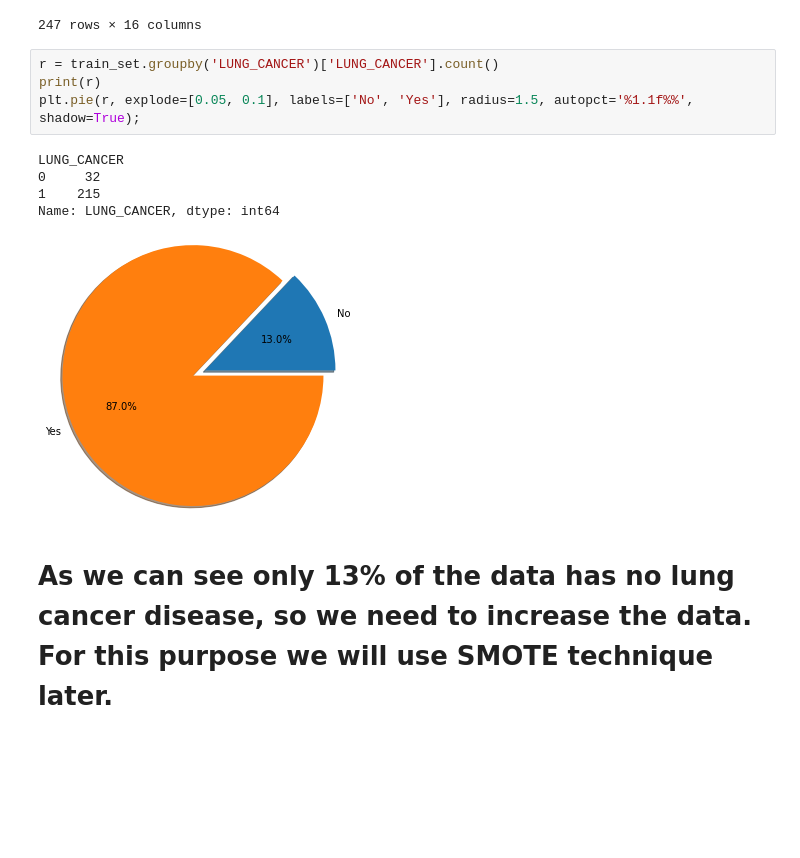
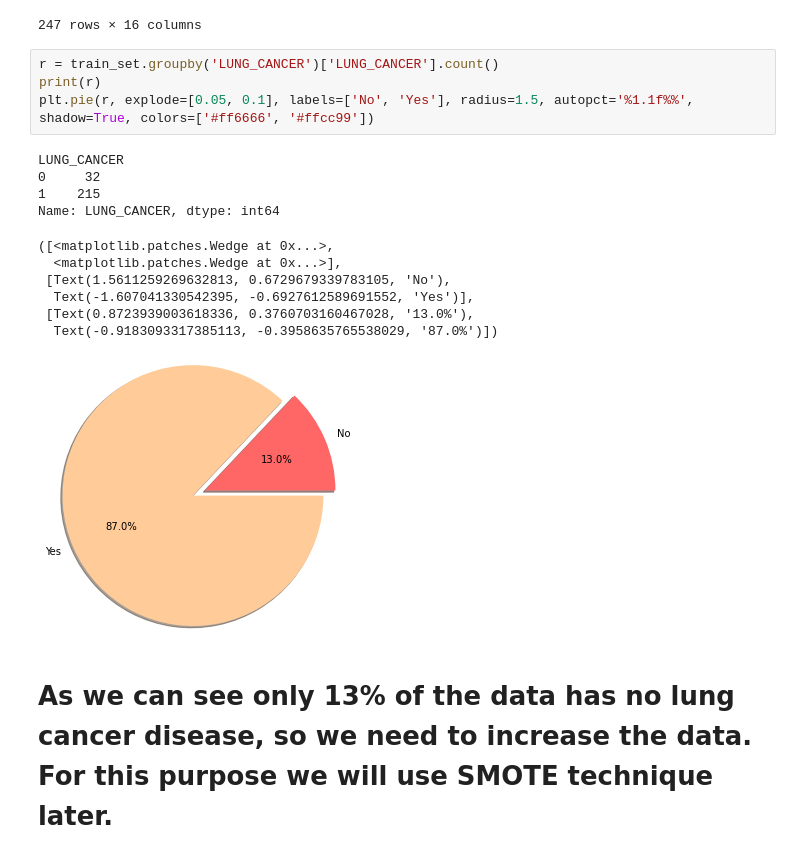
Before and after one commit to GitlerIsrael/Lung-cancer-model, a Jupyter notebook: Lung cancer AI project.ipynb, the cells around one changed output. Cells and saved outputs as stored; diff of their text form; blank space fills up the shorter version.

```diff
--- a/Lung cancer AI project.ipynb
+++ b/Lung cancer AI project.ipynb
@@ -208,13 +237,19 @@ train_set
 # %%
 r = train_set.groupby('LUNG_CANCER')['LUNG_CANCER'].count()
 print(r)
-plt.pie(r, explode=[0.05, 0.1], labels=['No', 'Yes'], radius=1.5, autopct='%1.1f%%',  shadow=True);
+plt.pie(r, explode=[0.05, 0.1], labels=['No', 'Yes'], radius=1.5, autopct='%1.1f%%',  shadow=True, colors=['#ff6666', '#ffcc99'])
 # %% [output]
 LUNG_CANCER
 0     32
 1    215
 Name: LUNG_CANCER, dtype: int64
+([<matplotlib.patches.Wedge at 0x...>,
+  <matplotlib.patches.Wedge at 0x...>],
+ [Text(1.5611259269632813, 0.6729679339783105, 'No'),
+  Text(-1.607041330542395, -0.6927612589691552, 'Yes')],
+ [Text(0.8723939003618336, 0.3760703160467028, '13.0%'),
+  Text(-0.9183093317385113, -0.3958635765538029, '87.0%')])
-[figure, old version]
+[figure, new version]
 # %% [markdown]
 # As we can see only 13% of the data has no lung cancer disease, so we need to increase the data. For this purpose we will use SMOTE technique later.
 # %% [markdown]
```
Also changed, not shown: parts of 12 cells of this notebook, 1 other file.
